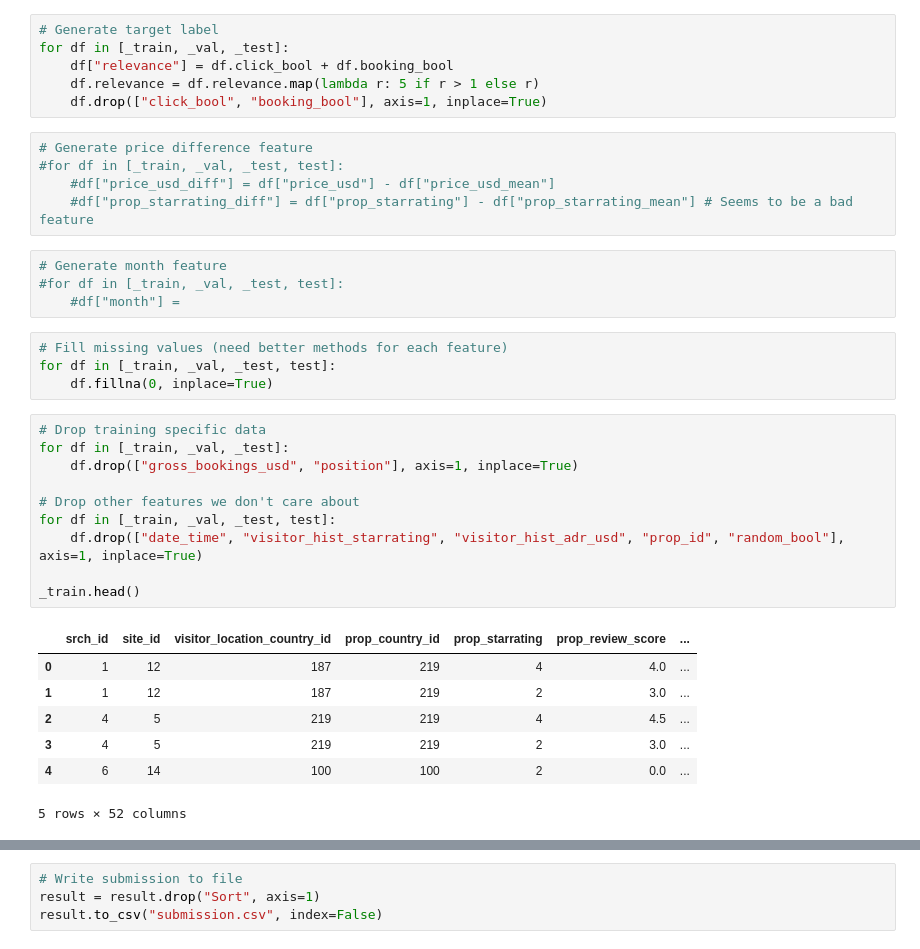
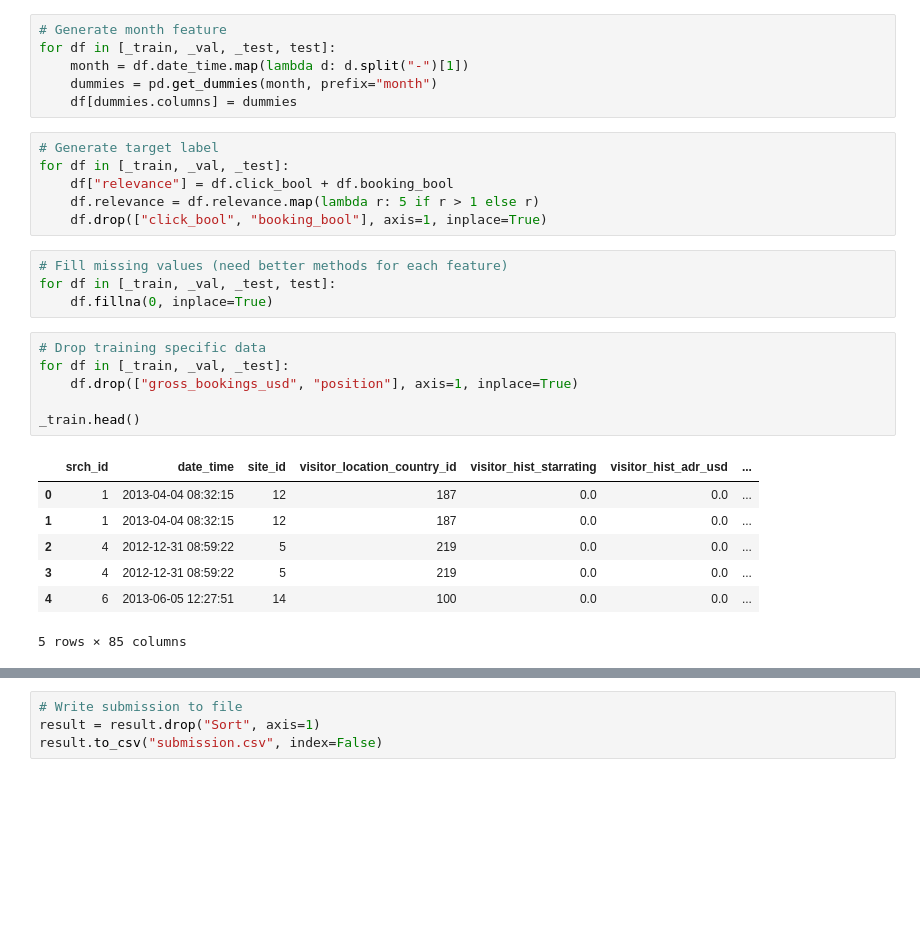
Before and after one commit to awday/DMT-23, a Jupyter notebook: Assignment2/LambdaMART/Pipeline.ipynb, the cells around one changed output, grey strips where cells are left out. Drawn from its saved outputs; the diff is of its cells as text; blank space fills up the shorter version.

```diff
--- a/Assignment2/LambdaMART/Pipeline.ipynb
+++ b/Assignment2/LambdaMART/Pipeline.ipynb
@@ -73,18 +36,15 @@ len(_train.loc[_train.click_bool == 0]) / len(_train) * 100
+# %%
+# Generate month feature
+for df in [_train, _val, _test, test]:
+    month = df.date_time.map(lambda d: d.split("-")[1])
+    dummies = pd.get_dummies(month, prefix="month")
+    df[dummies.columns] = dummies
 # %%
 # Generate target label
 for df in [_train, _val, _test]:
     df["relevance"] = df.click_bool + df.booking_bool
     df.relevance = df.relevance.map(lambda r: 5 if r > 1 else r)
     df.drop(["click_bool", "booking_bool"], axis=1, inplace=True)
-# %%
-# Generate price difference feature
-#for df in [_train, _val, _test, test]:
-    #df["price_usd_diff"] = df["price_usd"] - df["price_usd_mean"]
-    #df["prop_starrating_diff"] = df["prop_starrating"] - df["prop_starrating_mean"] # Seems to be a bad feature
-# %%
-# Generate month feature
-#for df in [_train, _val, _test, test]:
-    #df["month"] =
 # %%
 # Fill missing values (need better methods for each feature)
 for df in [_train, _val, _test, test]:
@@ -92,21 +52,17 @@ for df in [_train, _val, _test, test]:
 # %%
 # Drop training specific data
 for df in [_train, _val, _test]:
     df.drop(["gross_bookings_usd", "position"], axis=1, inplace=True)
 
-# Drop other features we don't care about
-for df in [_train, _val, _test, test]:
-    df.drop(["date_time", "visitor_hist_starrating", "visitor_hist_adr_usd", "prop_id", "random_bool"], axis=1, inplace=True)
-
 _train.head()
 # %% [output]
-|  | srch_id | site_id | visitor_location_country_id | prop_country_id | prop_starrating | prop_review_score | ... |
-| 0 | 1 | 12 | 187 | 219 | 4 | 4.0 | ... |
-| 1 | 1 | 12 | 187 | 219 | 2 | 3.0 | ... |
-| 2 | 4 | 5 | 219 | 219 | 4 | 4.5 | ... |
-| 3 | 4 | 5 | 219 | 219 | 2 | 3.0 | ... |
-| 4 | 6 | 14 | 100 | 100 | 2 | 0.0 | ... |
+|  | srch_id | date_time | site_id | visitor_location_country_id | visitor_hist_starrating | visitor_hist_adr_usd | ... |
+| 0 | 1 | 2013-04-04 08:32:15 | 12 | 187 | 0.0 | 0.0 | ... |
+| 1 | 1 | 2013-04-04 08:32:15 | 12 | 187 | 0.0 | 0.0 | ... |
+| 2 | 4 | 2012-12-31 08:59:22 | 5 | 219 | 0.0 | 0.0 | ... |
+| 3 | 4 | 2012-12-31 08:59:22 | 5 | 219 | 0.0 | 0.0 | ... |
+| 4 | 6 | 2013-06-05 12:27:51 | 14 | 100 | 0.0 | 0.0 | ... |
-5 rows × 52 columns
+5 rows × 85 columns
 # %%
 def split_X_y_qids(df):
     X = df.drop(["srch_id", "relevance"], axis=1)
```
Also changed, not shown: parts of 11 cells of this notebook, 2 other files.
